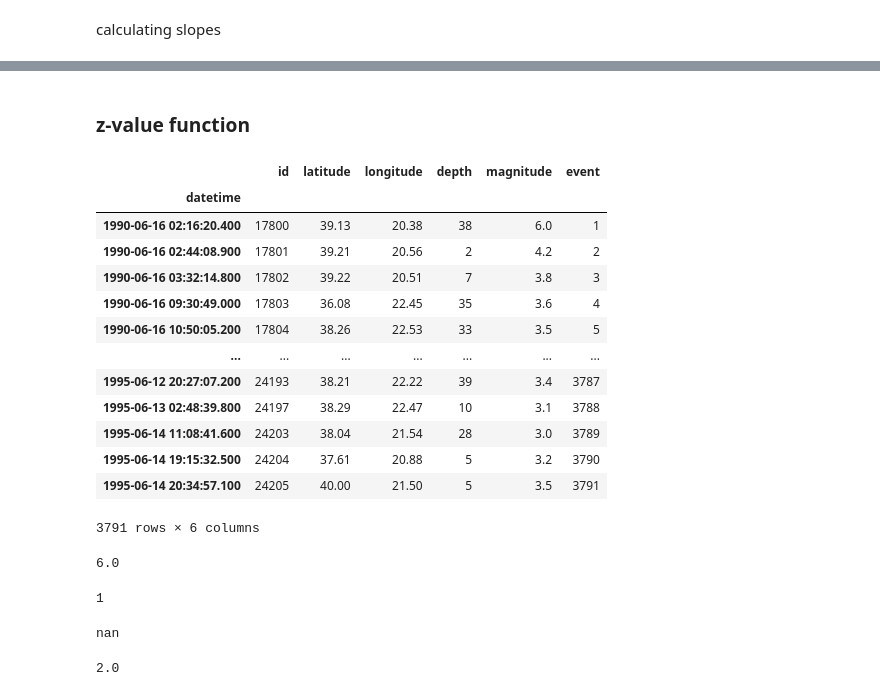
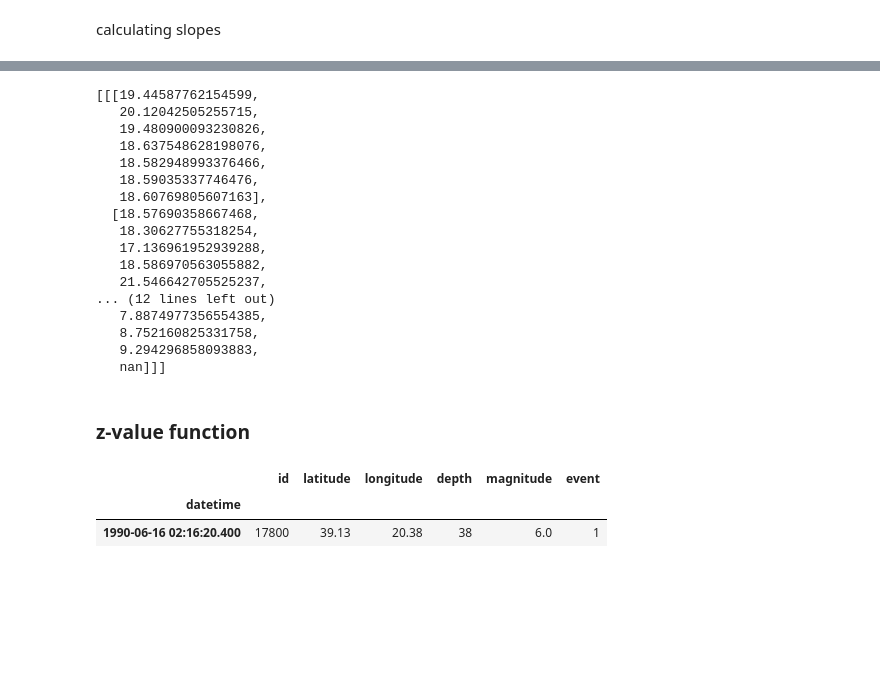
Before and after one commit to float3rs/dL, a Jupyter notebook: final/project1.ipynb, the cells around one changed output, grey strips where cells are left out. Drawn from its saved outputs; the diff is of its cells as text; code cells hidden in the pictures; blank space fills up the shorter version.

```diff
--- a/final/project1.ipynb
+++ b/final/project1.ipynb
@@ -1015,38 +1059,31 @@ ax.legend(('October 1988 - June 1990 \nfor magnitude < 6.0', 'slope: {0:06.3F}
+# %%
+rates_mean
+# %% [output]
+[[[19.44587762154599,
+   20.12042505255715,
+   19.480900093230826,
+   18.637548628198076,
+   18.582948993376466,
+   18.59035337746476,
+   18.60769805607163],
+  [18.57690358667468,
+   18.30627755318254,
+   17.136961952939288,
+   18.586970563055882,
+   21.546642705525237,
+... (12 lines left out)
+   7.8874977356554385,
+   8.752160825331758,
+   9.294296858093883,
+   nan]]]
 # %% [markdown]
 ### z-value function
 # %%
-df_papr_fig7[1][1][0]
+df_papr_fig7[1][1][6]
 # %% [output]
 |  | id | latitude | longitude | depth | magnitude | event |
 | datetime |  |  |  |  |  |  |
 | 1990-06-16 02:16:20.400 | 17800 | 39.13 | 20.38 | 38 | 6.0 | 1 |
-| 1990-06-16 02:44:08.900 | 17801 | 39.21 | 20.56 | 2 | 4.2 | 2 |
-| 1990-06-16 03:32:14.800 | 17802 | 39.22 | 20.51 | 7 | 3.8 | 3 |
-| 1990-06-16 09:30:49.000 | 17803 | 36.08 | 22.45 | 35 | 3.6 | 4 |
-| 1990-06-16 10:50:05.200 | 17804 | 38.26 | 22.53 | 33 | 3.5 | 5 |
-| ... | ... | ... | ... | ... | ... | ... |
-| 1995-06-12 20:27:07.200 | 24193 | 38.21 | 22.22 | 39 | 3.4 | 3787 |
-| 1995-06-13 02:48:39.800 | 24197 | 38.29 | 22.47 | 10 | 3.1 | 3788 |
-| 1995-06-14 11:08:41.600 | 24203 | 38.04 | 21.54 | 28 | 3.0 | 3789 |
-| 1995-06-14 19:15:32.500 | 24204 | 37.61 | 20.88 | 5 | 3.2 | 3790 |
-| 1995-06-14 20:34:57.100 | 24205 | 40.00 | 21.50 | 5 | 3.5 | 3791 |
-3791 rows × 6 columns
-# %%
-df_papr_fig7[1][1][6]['magnitude'].mean()
-# %% [output]
-6.0
-# %%
-df_papr_fig7[1][1][6]['magnitude'].count()
-# %% [output]
-1
-# %%
-df_papr_fig7[1][1][6]['magnitude'].std()
-# %% [output]
-nan
-# %%
-numpy.sqrt(4)
-# %% [output]
-2.0
 # %%
 def calcz (df1, df2):
 
```
Also changed, not shown: parts of 13 cells of this notebook.
